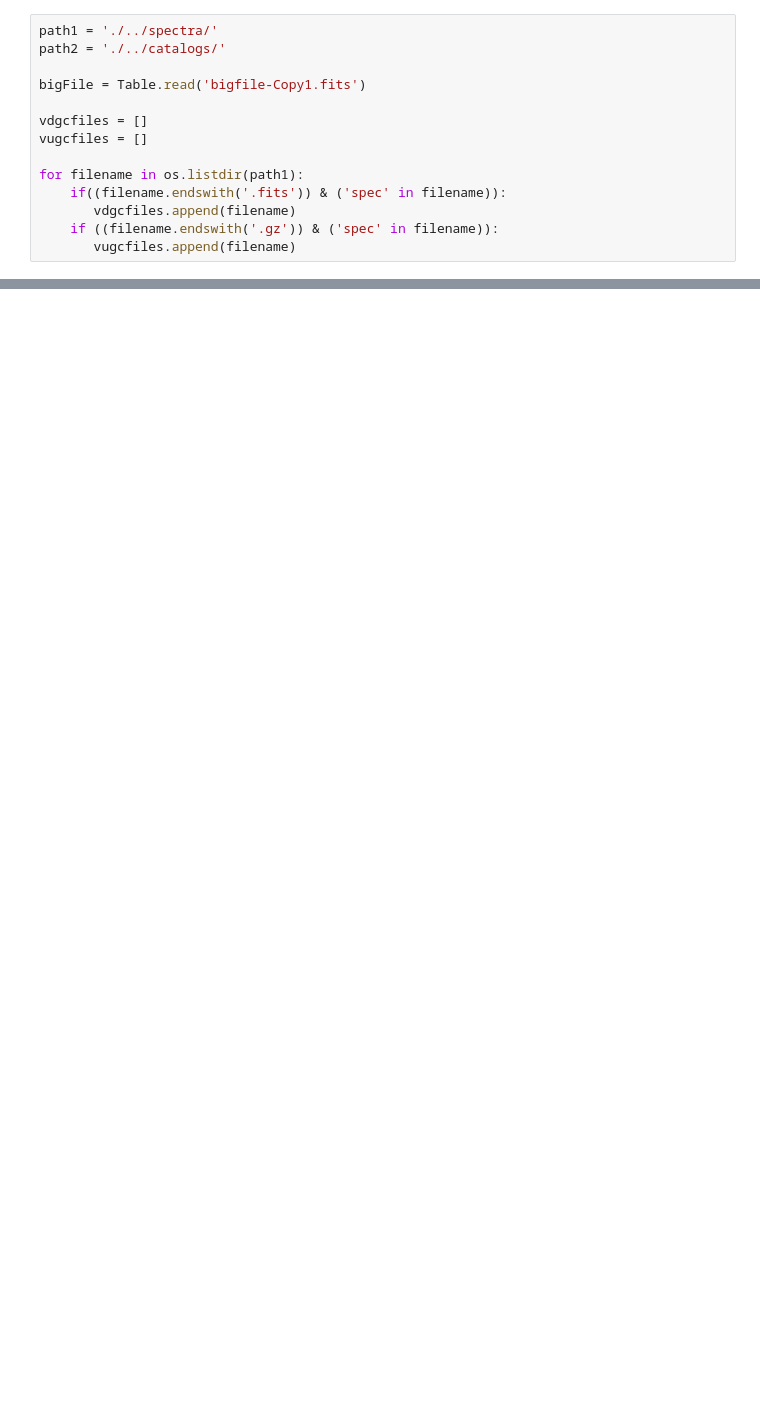
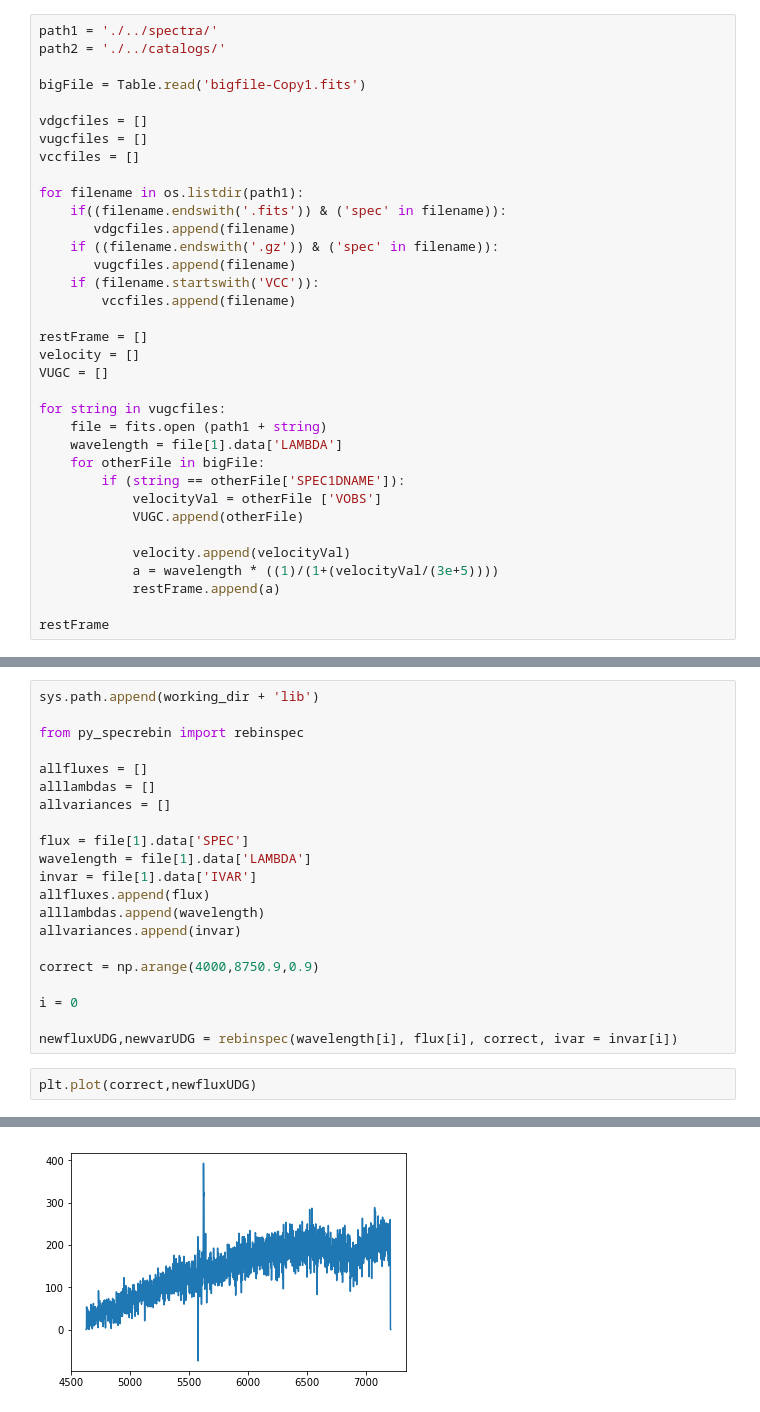
Before and after one commit to kadri-nizam/SIP2019, a Jupyter notebook: Giovanni/Coadding Spectra.ipynb, the cells around one changed output, grey strips where cells are left out. Drawn from its saved outputs; the diff is of its cells as text; blank space fills up the shorter version.

```diff
--- a/Giovanni/Coadding Spectra.ipynb
+++ b/Giovanni/Coadding Spectra.ipynb
@@ -17,9 +30,30 @@ bigFile = Table.read('bigfile-Copy1.fits')
 
 vdgcfiles = []
 vugcfiles = []
+vccfiles = []
 
 for filename in os.listdir(path1):
     if((filename.endswith('.fits')) & ('spec' in filename)):
        vdgcfiles.append(filename)
     if ((filename.endswith('.gz')) & ('spec' in filename)):
        vugcfiles.append(filename)
+    if (filename.startswith('VCC')):
+        vccfiles.append(filename)
+
+restFrame = []
+velocity = []
+VUGC = []
+
+for string in vugcfiles:
+    file = fits.open (path1 + string)
+    wavelength = file[1].data['LAMBDA']
+    for otherFile in bigFile:
+        if (string == otherFile['SPEC1DNAME']):
+            velocityVal = otherFile ['VOBS']
+            VUGC.append(otherFile)
+
+            velocity.append(velocityVal)
+            a = wavelength * ((1)/(1+(velocityVal/(3e+5))))
+            restFrame.append(a)
+
+restFrame
@@ -51,0 +78,24 @@ NameError: name 'working_dir' is not defined
+# %%
+sys.path.append(working_dir + 'lib')
+
+from py_specrebin import rebinspec
+
+allfluxes = []
+alllambdas = []
+allvariances = []
+
+flux = file[1].data['SPEC']
+wavelength = file[1].data['LAMBDA']
+invar = file[1].data['IVAR']
+allfluxes.append(flux)
+alllambdas.append(wavelength)
+allvariances.append(invar)
+
+correct = np.arange(4000,8750.9,0.9)
+
+i = 0
+
+newfluxUDG,newvarUDG = rebinspec(wavelength[i], flux[i], correct, ivar = invar[i])
+# %%
+plt.plot(correct,newfluxUDG)
+# %% [output]
@@ -51,0 +103 @@ NameError: name 'working_dir' is not defined
+[figure, added]
```
Also changed, not shown: parts of 7 cells of this notebook, 1 other file.
